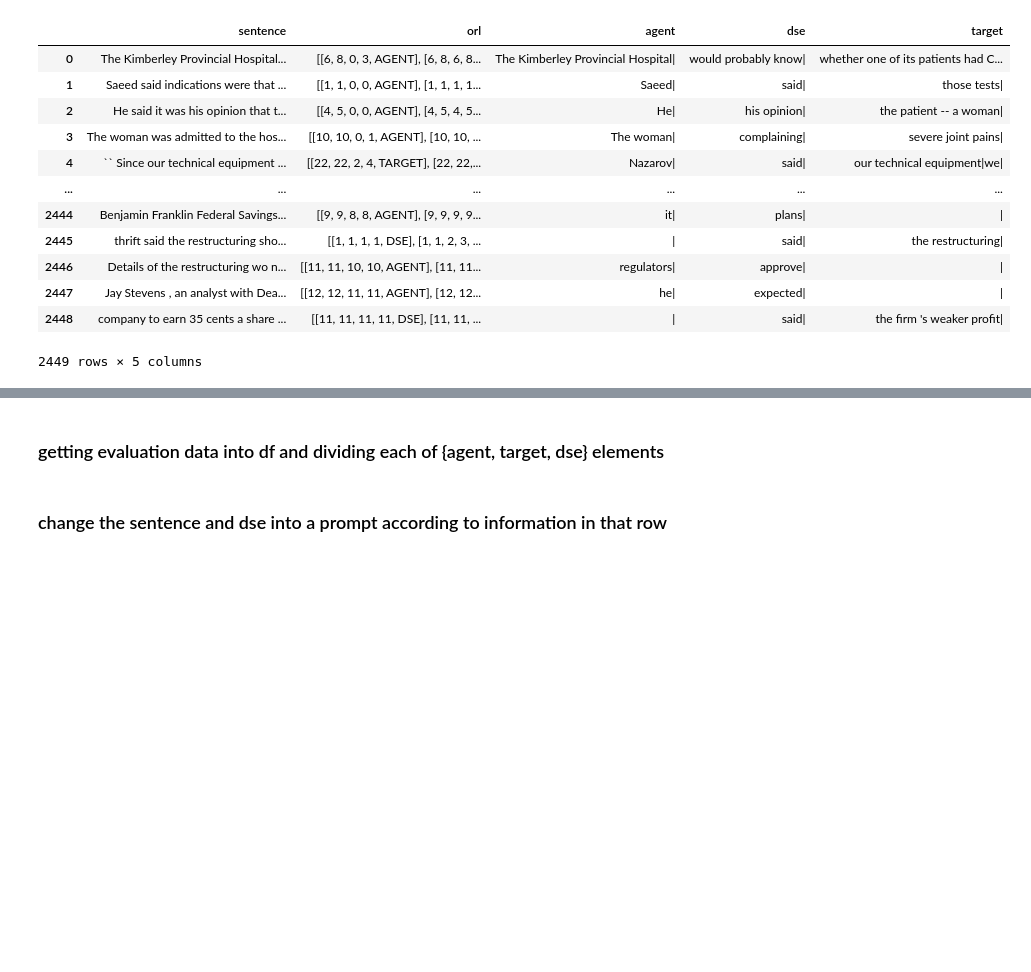
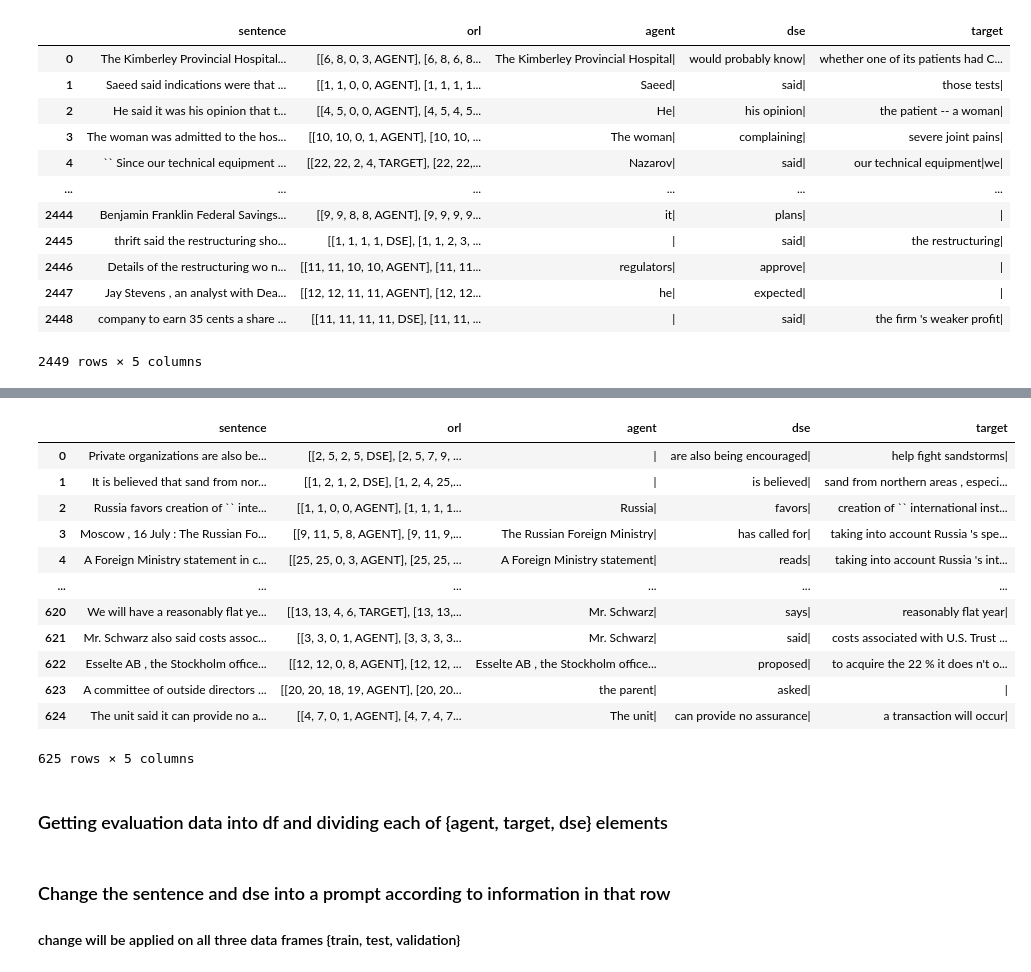
Before and after one commit to houman-nr/vigilant-umbrella, a Jupyter notebook: t5-finetuning_4_AgentTarget.ipynb, the cells around one changed output, grey strips where cells are left out. Saved outputs shown, nothing was run; the diff lists cells and outputs as text; code cells hidden in the pictures; blank space fills up the shorter version.

```diff
--- a/t5-finetuning_4_AgentTarget.ipynb
+++ b/t5-finetuning_4_AgentTarget.ipynb
@@ -133,2 +157,26 @@ df.drop(columns='sep_sent')
+# %%
+test_df = get_data("/kaggle/input/ds-json-format/json_format_dataset/0/aaai19srl.test0.conll.json")
+
+for i in range(len(test_df)):
+    agent, dse, target = organize_data(test_df['orl'][i], test_df['sep_sent'][i])
+    test_df.loc[i, 'agent'] = agent
+    test_df.loc[i, 'dse'] = dse
+    test_df.loc[i, 'target'] = target
+
+test_df.drop(columns='sep_sent')
+# %% [output]
+|  | sentence | orl | agent | dse | target |
+| 0 | Private organizations are also be... | [[2, 5, 2, 5, DSE], [2, 5, 7, 9, ... | | | are also being encouraged| | help fight sandstorms| |
+| 1 | It is believed that sand from nor... | [[1, 2, 1, 2, DSE], [1, 2, 4, 25,... | | | is believed| | sand from northern areas , especi... |
+| 2 | Russia favors creation of `` inte... | [[1, 1, 0, 0, AGENT], [1, 1, 1, 1... | Russia| | favors| | creation of `` international inst... |
+| 3 | Moscow , 16 July : The Russian Fo... | [[9, 11, 5, 8, AGENT], [9, 11, 9,... | The Russian Foreign Ministry| | has called for| | taking into account Russia 's spe... |
+| 4 | A Foreign Ministry statement in c... | [[25, 25, 0, 3, AGENT], [25, 25, ... | A Foreign Ministry statement| | reads| | taking into account Russia 's int... |
+| ... | ... | ... | ... | ... | ... |
+| 620 | We will have a reasonably flat ye... | [[13, 13, 4, 6, TARGET], [13, 13,... | Mr. Schwarz| | says| | reasonably flat year| |
+| 621 | Mr. Schwarz also said costs assoc... | [[3, 3, 0, 1, AGENT], [3, 3, 3, 3... | Mr. Schwarz| | said| | costs associated with U.S. Trust ... |
+| 622 | Esselte AB , the Stockholm office... | [[12, 12, 0, 8, AGENT], [12, 12, ... | Esselte AB , the Stockholm office... | proposed| | to acquire the 22 % it does n't o... |
+| 623 | A committee of outside directors ... | [[20, 20, 18, 19, AGENT], [20, 20... | the parent| | asked| | | |
+| 624 | The unit said it can provide no a... | [[4, 7, 0, 1, AGENT], [4, 7, 4, 7... | The unit| | can provide no assurance| | a transaction will occur| |
+625 rows × 5 columns
 # %% [markdown]
-### getting evaluation data into df and dividing each of {agent, target, dse} elements
+### Getting evaluation data into df and dividing each of {agent, target, dse} elements
@@ -162,7 +202,8 @@ def create_prompt(input_df):
             output_df.loc[last_row, 'agent'] = agent_list[j]
     return output_df
 # %% [markdown]
-### change the sentence and dse into a prompt according to information in that row
+### Change the sentence and dse into a prompt according to information in that row
+#### change will be applied on all three data frames {train, test, validation}
 # %%
 dev_df = create_prompt(dev_df)
 train_df = create_prompt(df)
```
Also changed, not shown: parts of 14 cells of this notebook.
